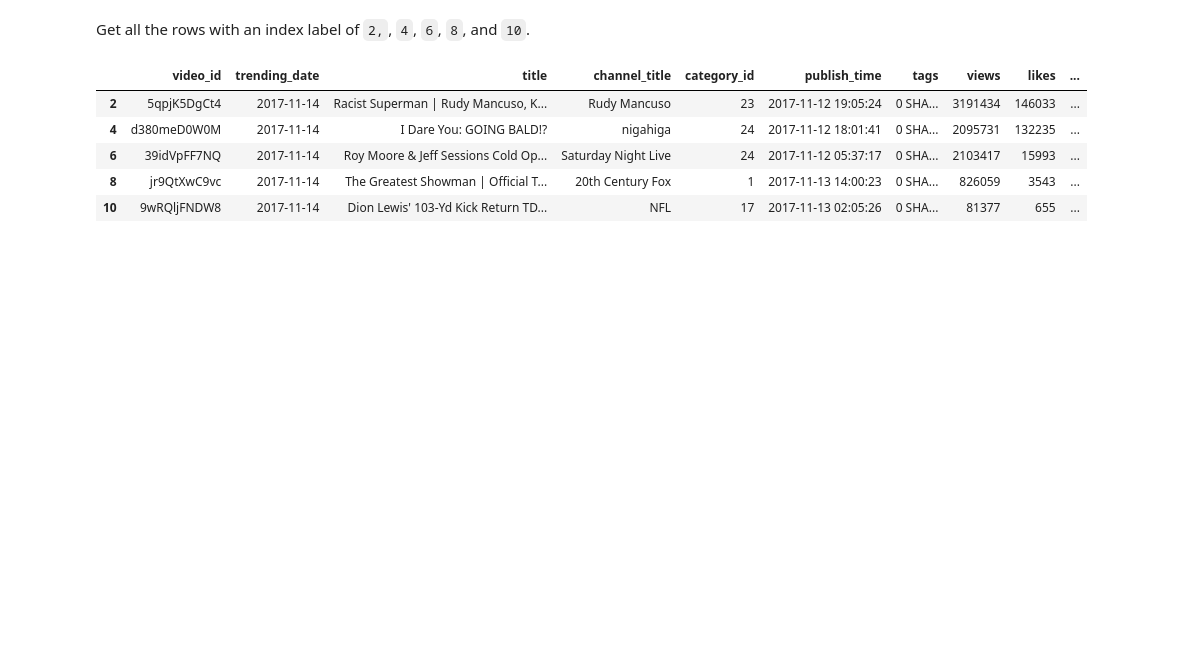
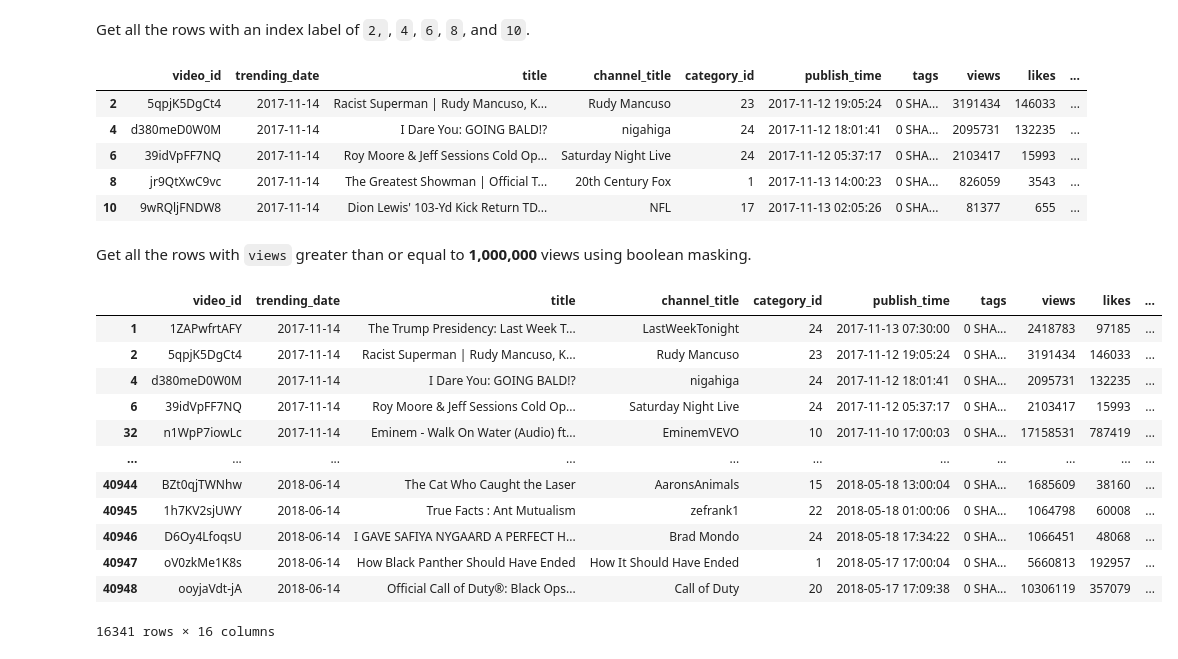
Before and after one commit to christiane-bacani/applied-data-science, a Jupyter notebook: mini-projects/pandas_loc-iloc/notebooks/pandas_loc-iloc.ipynb, the cells around one changed output. Drawn from its saved outputs; the diff is of its cells as text; code cells hidden in the pictures; blank space fills up the shorter version.

```diff
--- a/mini-projects/pandas_loc-iloc/notebooks/pandas_loc-iloc.ipynb
+++ b/mini-projects/pandas_loc-iloc/notebooks/pandas_loc-iloc.ipynb
@@ -218,3 +218,22 @@ USvideos.loc[[2, 4, 6, 8, 10]] # Index label of 2, 4, 6, 8, 10.
 | 6 | 39idVpFF7NQ | 2017-11-14 | Roy Moore & Jeff Sessions Cold Op... | Saturday Night Live | 24 | 2017-11-12 05:37:17 | 0 SHA... | 2103417 | 15993 | ... |
 | 8 | jr9QtXwC9vc | 2017-11-14 | The Greatest Showman | Official T... | 20th Century Fox | 1 | 2017-11-13 14:00:23 | 0 SHA... | 826059 | 3543 | ... |
 | 10 | 9wRQljFNDW8 | 2017-11-14 | Dion Lewis' 103-Yd Kick Return TD... | NFL | 17 | 2017-11-13 02:05:26 | 0 SHA... | 81377 | 655 | ... |
+# %% [markdown]
+Get all the rows with `views` greater than or equal to **1,000,000** views using boolean masking.
+# %%
+high_viewed_USvideos = USvideos.loc[USvideos["views"] >= 1000000] # Perform boolean masking
+display(high_viewed_USvideos)
+# %% [output]
+|  | video_id | trending_date | title | channel_title | category_id | publish_time | tags | views | likes | ... |
+| 1 | 1ZAPwfrtAFY | 2017-11-14 | The Trump Presidency: Last Week T... | LastWeekTonight | 24 | 2017-11-13 07:30:00 | 0 SHA... | 2418783 | 97185 | ... |
+| 2 | 5qpjK5DgCt4 | 2017-11-14 | Racist Superman | Rudy Mancuso, K... | Rudy Mancuso | 23 | 2017-11-12 19:05:24 | 0 SHA... | 3191434 | 146033 | ... |
+| 4 | d380meD0W0M | 2017-11-14 | I Dare You: GOING BALD!? | nigahiga | 24 | 2017-11-12 18:01:41 | 0 SHA... | 2095731 | 132235 | ... |
+| 6 | 39idVpFF7NQ | 2017-11-14 | Roy Moore & Jeff Sessions Cold Op... | Saturday Night Live | 24 | 2017-11-12 05:37:17 | 0 SHA... | 2103417 | 15993 | ... |
+| 32 | n1WpP7iowLc | 2017-11-14 | Eminem - Walk On Water (Audio) ft... | EminemVEVO | 10 | 2017-11-10 17:00:03 | 0 SHA... | 17158531 | 787419 | ... |
+| ... | ... | ... | ... | ... | ... | ... | ... | ... | ... | ... |
+| 40944 | BZt0qjTWNhw | 2018-06-14 | The Cat Who Caught the Laser | AaronsAnimals | 15 | 2018-05-18 13:00:04 | 0 SHA... | 1685609 | 38160 | ... |
+| 40945 | 1h7KV2sjUWY | 2018-06-14 | True Facts : Ant Mutualism | zefrank1 | 22 | 2018-05-18 01:00:06 | 0 SHA... | 1064798 | 60008 | ... |
+| 40946 | D6Oy4LfoqsU | 2018-06-14 | I GAVE SAFIYA NYGAARD A PERFECT H... | Brad Mondo | 24 | 2018-05-18 17:34:22 | 0 SHA... | 1066451 | 48068 | ... |
+| 40947 | oV0zkMe1K8s | 2018-06-14 | How Black Panther Should Have Ended | How It Should Have Ended | 1 | 2018-05-17 17:00:04 | 0 SHA... | 5660813 | 192957 | ... |
+| 40948 | ooyjaVdt-jA | 2018-06-14 | Official Call of Duty®: Black Ops... | Call of Duty | 20 | 2018-05-17 17:09:38 | 0 SHA... | 10306119 | 357079 | ... |
+16341 rows × 16 columns
```
Also changed, not shown: parts of 4 cells of this notebook.
